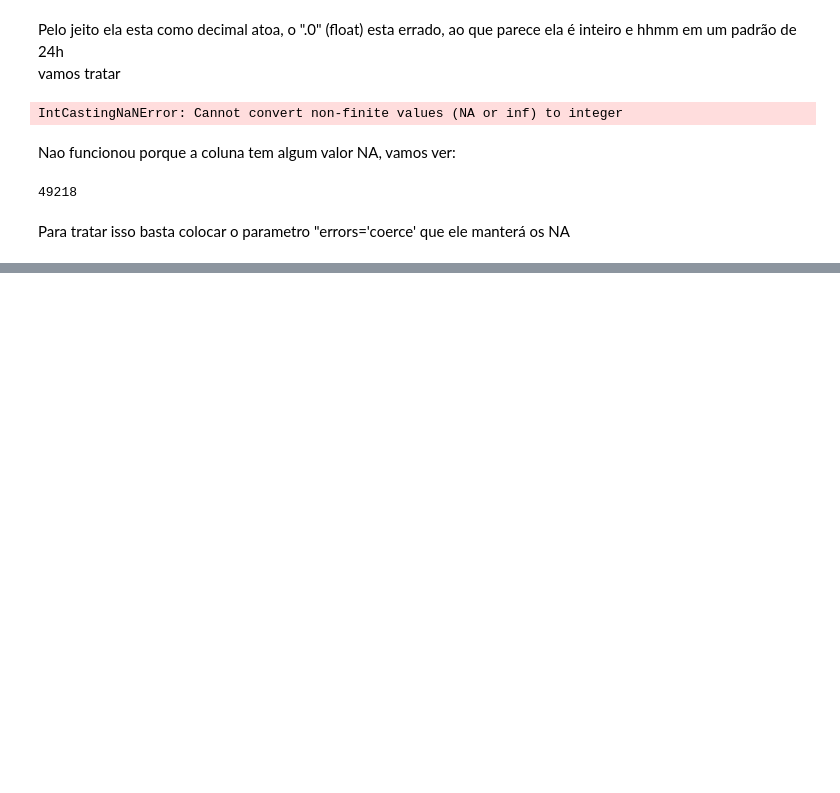
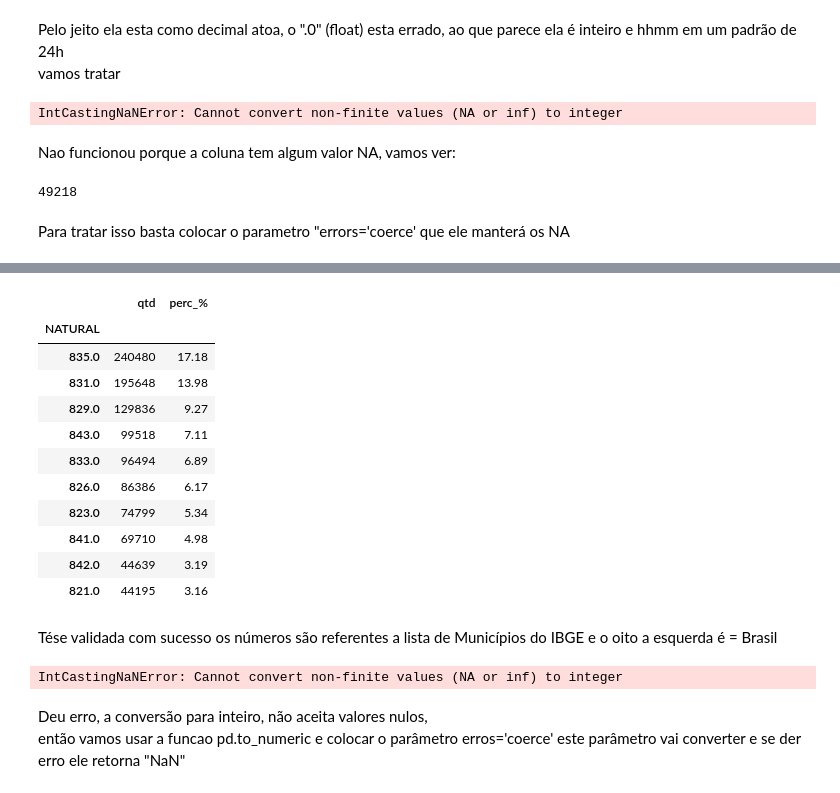
Before and after one commit to kauebr/Projeto-Turing, a Jupyter notebook: Codigos/Tratamento dos dados - Parsing - Depara.ipynb, the cells around one changed output, grey strips where cells are left out. Saved outputs shown, nothing was run; the diff lists cells and outputs as text; code cells hidden in the pictures; blank space fills up the shorter version.

```diff
--- a/Codigos/Tratamento dos dados - Parsing - Depara.ipynb
+++ b/Codigos/Tratamento dos dados - Parsing - Depara.ipynb
@@ -221,7 +210,0 @@ df.head(1)
-# %%
-# Parsing da coluna 'SEXO' para valores descritivos
-df['SEXO'] = df['SEXO'].replace({
-    1: 'Masculino',
-    2: 'Feminino',
-    0: 'Ignorado'
-})
@@ -238,3 +210,0 @@ df.head()  # Exibindo as primeiras linhas do DataFrame para verificação
-# %%
-# Convertendo a coluna 'DTOBITO' para o formato datetime
-df['DTOBITO'] = pd.to_datetime(df['DTOBITO'], format='%d%m%Y')
@@ -256,0 +265,40 @@ PermissionError: [Errno 13] Permission denied: 'C:\\... POR ENDEREÇO AQUI'
+# %%
+# total de registros (ignorando NaN)
+total = df['NATURAL'].notna().sum()
+
+# top 10 valores + percentual
+top10 = (
+    df['NATURAL']
+    .value_counts()
+    .head(10)
+    .rename('qtd')
+    .to_frame()
+)
+
+top10['perc_%'] = (top10['qtd'] / total * 100).round(2)
+
+top10
+# %% [output]
+|  | qtd | perc_% |
+| NATURAL |  |  |
+| 835.0 | 240480 | 17.18 |
+| 831.0 | 195648 | 13.98 |
+| 829.0 | 129836 | 9.27 |
+| 843.0 | 99518 | 7.11 |
+| 833.0 | 96494 | 6.89 |
+| 826.0 | 86386 | 6.17 |
+| 823.0 | 74799 | 5.34 |
+| 841.0 | 69710 | 4.98 |
+| 842.0 | 44639 | 3.19 |
+| 821.0 | 44195 | 3.16 |
+# %% [markdown]
+Tése validada com sucesso os números são referentes a lista de Municípios do IBGE e o oito a esquerda é = Brasil
+# %%
+# Para começar a fazer depara, vamos tirar o ".0" dos valores da coluna 'NATURAL', tratando como inteiro:
+df['NATURAL'] = df['NATURAL'].astype('int64')
+# %% [output]
+IntCastingNaNError: Cannot convert non-finite values (NA or inf) to integer
+# %% [markdown]
+Deu erro, a conversão para inteiro, não aceita valores nulos,
+então vamos usar a funcao pd.to_numeric e colocar o parâmetro erros='coerce'
+este parâmetro vai converter e se der erro ele retorna "NaN"
```
Also changed, not shown: parts of 29 cells of this notebook, 2 other files.
